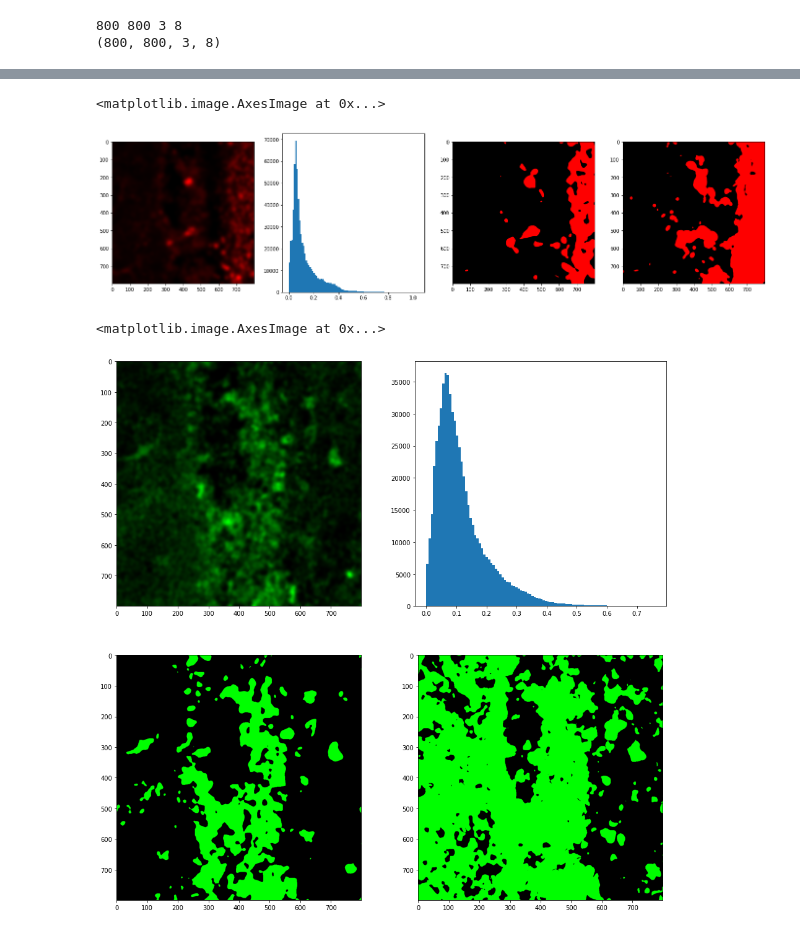
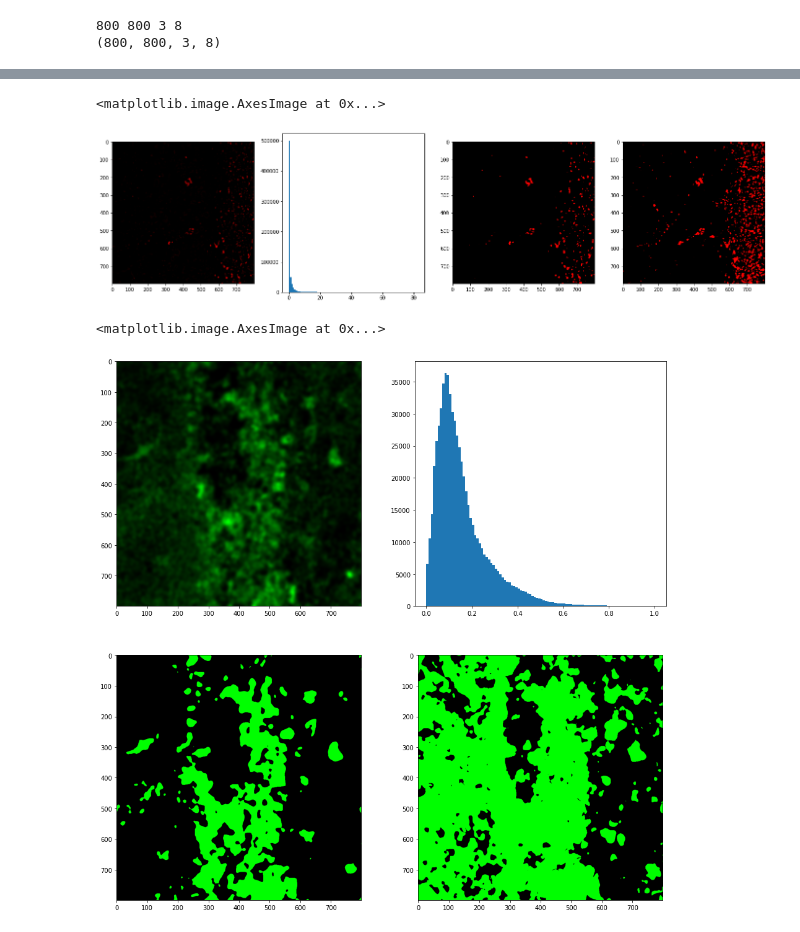
Before and after one commit to dtabuena/Images, a Jupyter notebook: Sample_Nell2.ipynb, the cells around one changed output, grey strips where cells are left out. Cells and saved outputs as stored; diff of their text form; code cells hidden in the pictures.

```diff
--- a/Sample_Nell2.ipynb
+++ b/Sample_Nell2.ipynb
@@ -106,8 +106,8 @@ im_binary= im_filtered.copy()
 for zi in range(neun_im.shape[-1]):
     im_zi = neun_im[:,:,zi]
     im_zi_mf = skimage.filters.median(im_zi, selem=np.ones([m_size,m_size]))   #### DeSpeckle
-    im_zi = ciim_F = skimage.filters.gaussian(im_zi, sigma = g_sigma_1)   #### blur
-    im_zi = ciim_F = skimage.filters.gaussian(im_zi, sigma = g_sigma_2)  ### get background from big blur
+    im_zi = skimage.filters.gaussian(im_zi, sigma = g_sigma_1)   #### blur
+    im_zi_bk = skimage.filters.gaussian(im_zi, sigma = g_sigma_2)  ### get background from big blur
     im_zi = im_zi - im_zi_bk
     im_filtered[:,:,zi] = im_zi
     im_binary[:,:,zi] = im_filtered[:,:,zi]>filters.threshold_otsu(im_filtered[:,:,zi].flatten())*1
@@ -137,50 +137,51 @@ mcherry_im = image[:,:,1,:]
 m_size = 2
 g_sigma_1 = 2
 g_sigma_2 = 10
-saturation = 100
+saturation = 80
 # m_size = 3
 # g_sigma_1 = 5
 # g_sigma_2 = 15
 im_filtered = mcherry_im.copy()
 im_binary = np.zeros_like(im_filtered)
 for zi in range(neun_im.shape[-1]):
     im_zi = mcherry_im[:,:,zi]
     im_zi = skimage.filters.median(im_zi, selem=np.ones([m_size,m_size]))   #### DeSpeckle
-    im_zi = ciim_F = skimage.filters.gaussian(im_zi, sigma = g_sigma_1)   #### blur
-    im_zi = ciim_F = skimage.filters.gaussian(im_zi, sigma = g_sigma_2)  ### get background from big blur
-    im_zi_bs = im_zi - im_zi_bk
+    im_zi = skimage.filters.gaussian(im_zi, sigma = g_sigma_1)   #### blur
+    im_zi_bk = skimage.filters.gaussian(im_zi, sigma = g_sigma_2)  ### get background from big blur
+    im_zi = im_zi - im_zi_bk
     im_zi[im_zi<0]=0
-    im_zi = im_zi/np.percentile(im_zi_bs.flatten(),saturation)
+    im_zi = im_zi/np.percentile(im_zi.flatten(),saturation)
     im_filtered[:,:,zi] = im_zi
     im_binary[:,:,zi] = im_filtered[:,:,zi]>filters.threshold_otsu(im_filtered[:,:,zi].flatten())
 
 
 
 mcherry_im_f = im_filtered
 mcherry_mazk_z = im_binary
 mcherry_mask_zp = np.max(mcherry_mazk_z,axis=-1)
 
-zi = 5
+sp=4
 fig,ax = plt.subplots(1,4,figsize=[24,6])
 ax[0].imshow(mcherry_im_f[:,:,sp],cmap=red_map)
 ax[1].hist(mcherry_im_f[:,:,sp].flatten(),100)
 ax[2].imshow(mcherry_mazk_z[:,:,sp],cmap=red_map)
 ax[3].imshow(mcherry_mask_zp,cmap=red_map)
 
 
 # for ai in ax[[0, 2, 3]]:
 #     ai.set_xlim(350,500)
 #     ai.set_ylim(150,300)
 # plt.show()
 # %% [output]
 <matplotlib.image.AxesImage at 0x...>
-[figure, old version]
+[figure, new version]
 # %%
 ####################### Process CrispTarg
 target_im = image[:,:,0,:]
 m_size = 3
 g_sigma_1 = 5
 g_sigma_2 = 15
+saturation = 100
 im_filtered = target_im.copy()
 im_binary = np.zeros_like(im_filtered)
 for zi in range(target_im.shape[-1]):
@@ -190,6 +191,7 @@ for zi in range(target_im.shape[-1]):
     im_zi_bk = skimage.filters.gaussian(im_zi, sigma = g_sigma_2)  ### get background from big blur
     # im_zi = im_zi - im_zi_bk
     # im_zi[im_zi_bs<0]=0
+    im_zi = im_zi/np.percentile(im_zi.flatten(),saturation)
     im_filtered[:,:,zi] = im_zi
     im_binary[:,:,zi] = im_filtered[:,:,zi]>filters.threshold_otsu(im_filtered[:,:,zi].flatten())
 
@@ -212,4 +214,4 @@ ax[3].imshow(target_mask_zp,cmap=green_map)
 # plt.show()
 # %% [output]
 <matplotlib.image.AxesImage at 0x...>
-[figure, old version]
+[figure, new version]
```
Also changed, not shown: parts of 9 cells of this notebook.
